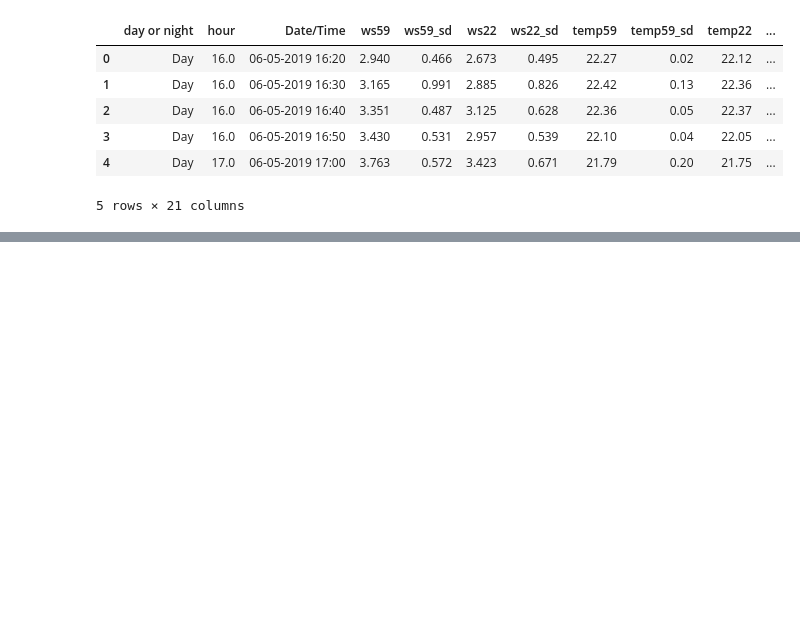
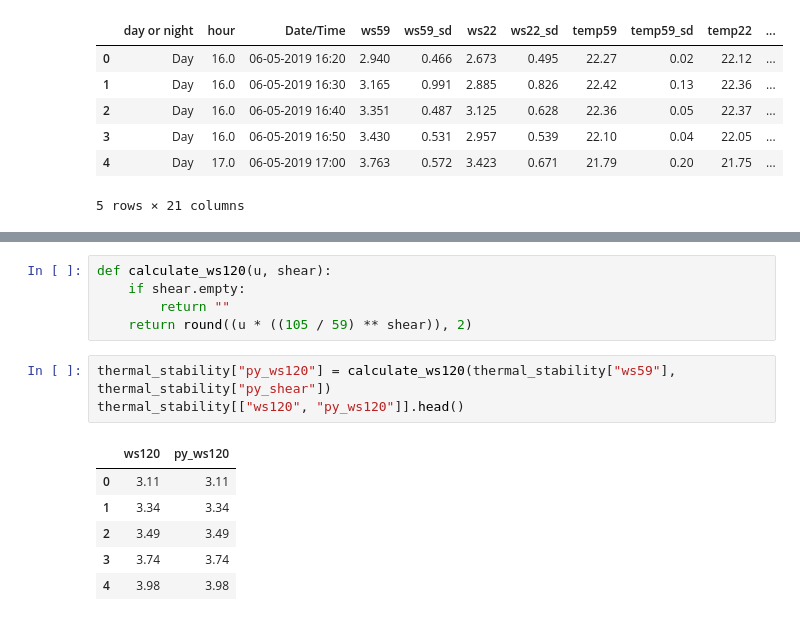
Before and after one commit to Manish-D-Rao/thermal-stability-tool, a Jupyter notebook: notebooks/analysis.ipynb, the cells around one changed output, grey strips where cells are left out. Cells and saved outputs as stored; diff of their text form; blank space fills up the shorter version.

```diff
--- a/notebooks/analysis.ipynb
+++ b/notebooks/analysis.ipynb
@@ -333,0 +354,15 @@ thermal_stability.head()
+# %%
+def calculate_ws120(u, shear):
+    if shear.empty:
+        return ""
+    return round((u * ((105 / 59) ** shear)), 2)
+# %%
+thermal_stability["py_ws120"] = calculate_ws120(thermal_stability["ws59"], thermal_stability["py_shear"])
+thermal_stability[["ws120", "py_ws120"]].head()
+# %% [output]
+|  | ws120 | py_ws120 |
+| 0 | 3.11 | 3.11 |
+| 1 | 3.34 | 3.34 |
+| 2 | 3.49 | 3.49 |
+| 3 | 3.74 | 3.74 |
+| 4 | 3.98 | 3.98 |
```
Also changed, not shown: parts of 14 cells of this notebook, 2 other files.
